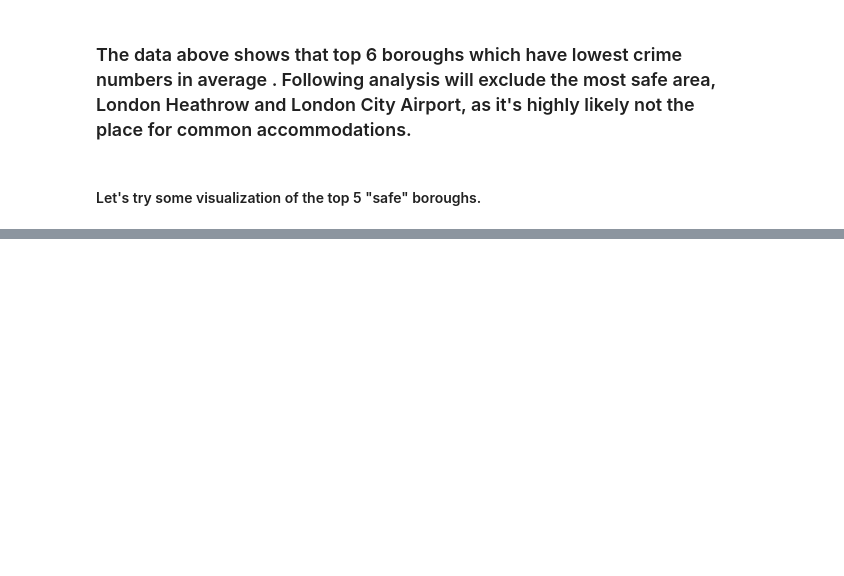
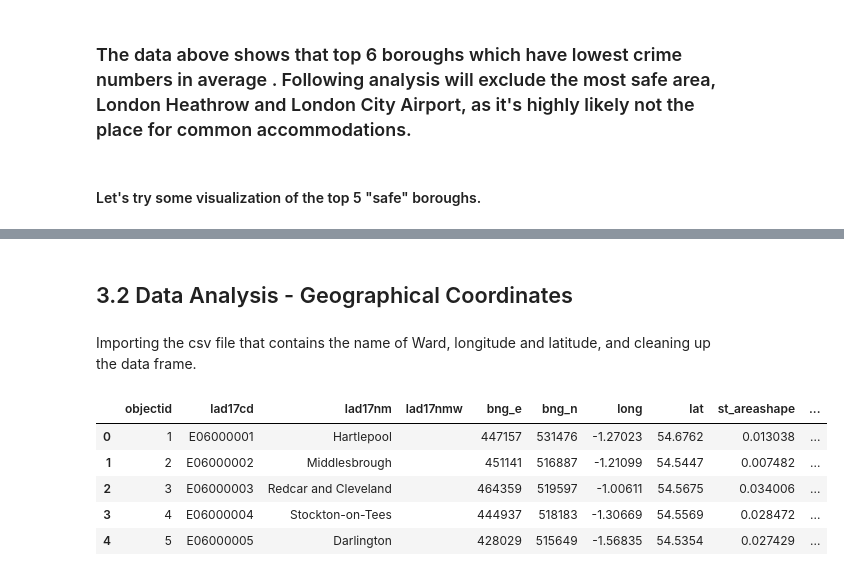
Before and after one commit to RJK99/Coursera_Capstone, a Jupyter notebook: AppliedDataScienceCapstone_A_Data_Journey_to_London_Week5.ipynb, the cells around one changed output, grey strips where cells are left out. Drawn from its saved outputs; the diff is of its cells as text; code cells hidden in the pictures; blank space fills up the shorter version.

```diff
--- a/AppliedDataScienceCapstone_A_Data_Journey_to_London_Week5.ipynb
+++ b/AppliedDataScienceCapstone_A_Data_Journey_to_London_Week5.ipynb
@@ -326,0 +305,14 @@ plt.show()
+# %% [markdown]
+## 3.2 Data Analysis - Geographical Coordinates
+# %% [markdown]
+Importing the csv file that contains the name of Ward, longitude and latitude, and cleaning up the data frame.
+# %%
+df_geo_csv = pd.read_csv('Local_Authority_Districts__December_2017__Boundaries_in_the_UK__WGS84_.csv')
+df_geo_csv.head()
+# %% [output]
+|  | objectid | lad17cd | lad17nm | lad17nmw | bng_e | bng_n | long | lat | st_areashape | ... |
+| 0 | 1 | E06000001 | Hartlepool |  | 447157 | 531476 | -1.27023 | 54.6762 | 0.013038 | ... |
+| 1 | 2 | E06000002 | Middlesbrough |  | 451141 | 516887 | -1.21099 | 54.5447 | 0.007482 | ... |
+| 2 | 3 | E06000003 | Redcar and Cleveland |  | 464359 | 519597 | -1.00611 | 54.5675 | 0.034006 | ... |
+| 3 | 4 | E06000004 | Stockton-on-Tees |  | 444937 | 518183 | -1.30669 | 54.5569 | 0.028472 | ... |
+| 4 | 5 | E06000005 | Darlington |  | 428029 | 515649 | -1.56835 | 54.5354 | 0.027429 | ... |
```
Also changed, not shown: parts of 18 cells of this notebook.
